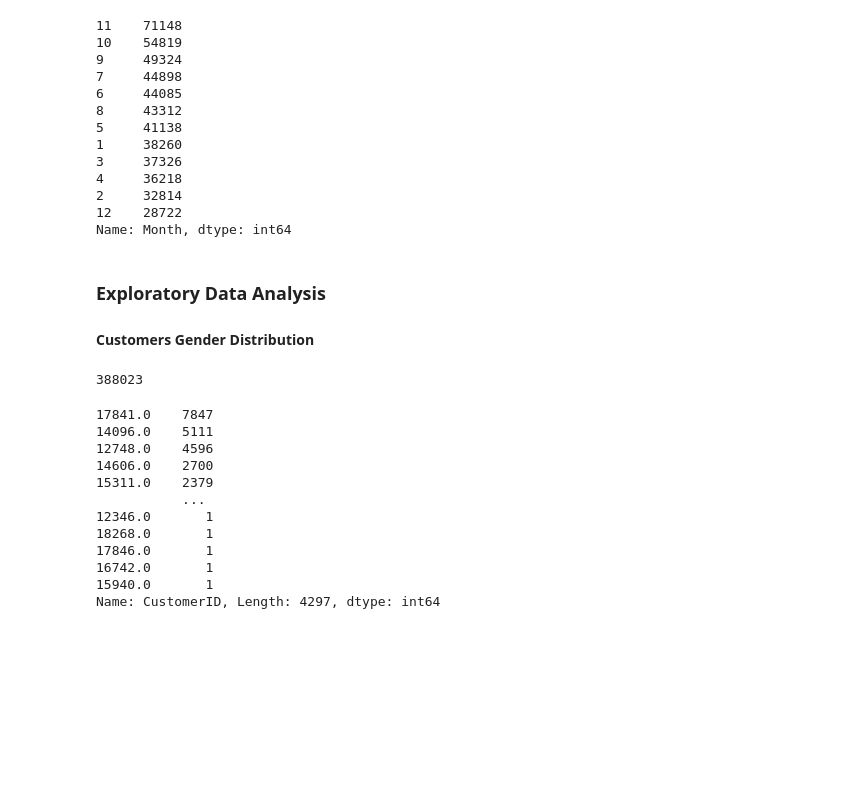
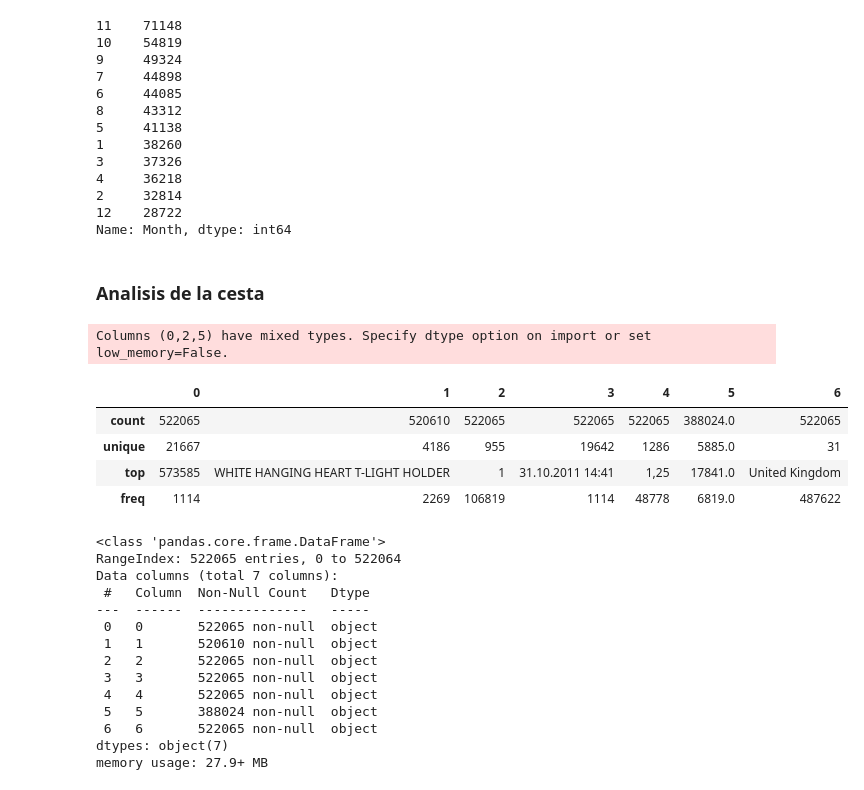
Before and after one commit to natia101/FINAL-PROJECT, a Jupyter notebook: src/explore_market-basket-analysis.ipynb, the cells around one changed output. Saved outputs shown, nothing was run; the diff lists cells and outputs as text; code cells hidden in the pictures; blank space fills up the shorter version.

```diff
--- a/src/explore_market-basket-analysis.ipynb
+++ b/src/explore_market-basket-analysis.ipynb
@@ -153,25 +173,35 @@ dataset.Month.value_counts()
 2     32814
 12    28722
 Name: Month, dtype: int64
-# %% [markdown]
-### Exploratory Data Analysis
-#### Customers Gender Distribution
-# %%
-#get the total numner of customers in our dataset
-print(dataset['CustomerID'].count())
-#Get total numbe of customers
-dataset['CustomerID'].value_counts()
-# %% [output]
-388023
-17841.0    7847
-14096.0    5111
-12748.0    4596
-14606.0    2700
-15311.0    2379
-           ...
-12346.0       1
-18268.0       1
-17846.0       1
-16742.0       1
-15940.0       1
-Name: CustomerID, Length: 4297, dtype: int64
+# %% [markdown]
+
+### Analisis de la cesta
+# %%
+dataset=pd.read_csv('../data/raw/Assignment-1_Data.csv',sep=';',header = None)
+# %% [output]
+Columns (0,2,5) have mixed types. Specify dtype option on import or set low_memory=False.
+# %%
+dataset.describe()
+# %% [output]
+|  | 0 | 1 | 2 | 3 | 4 | 5 | 6 |
+| count | 522065 | 520610 | 522065 | 522065 | 522065 | 388024.0 | 522065 |
+| unique | 21667 | 4186 | 955 | 19642 | 1286 | 5885.0 | 31 |
+| top | 573585 | WHITE HANGING HEART T-LIGHT HOLDER | 1 | 31.10.2011 14:41 | 1,25 | 17841.0 | United Kingdom |
+| freq | 1114 | 2269 | 106819 | 1114 | 48778 | 6819.0 | 487622 |
+# %%
+dataset.info()
+# %% [output]
+<class 'pandas.core.frame.DataFrame'>
+RangeIndex: 522065 entries, 0 to 522064
+Data columns (total 7 columns):
+ #   Column  Non-Null Count   Dtype
+---  ------  --------------   -----
+ 0   0       522065 non-null  object
+ 1   1       520610 non-null  object
+ 2   2       522065 non-null  object
+ 3   3       522065 non-null  object
+ 4   4       522065 non-null  object
+ 5   5       388024 non-null  object
+ 6   6       522065 non-null  object
+dtypes: object(7)
+memory usage: 27.9+ MB
```
Also changed, not shown: parts of 15 cells of this notebook.
